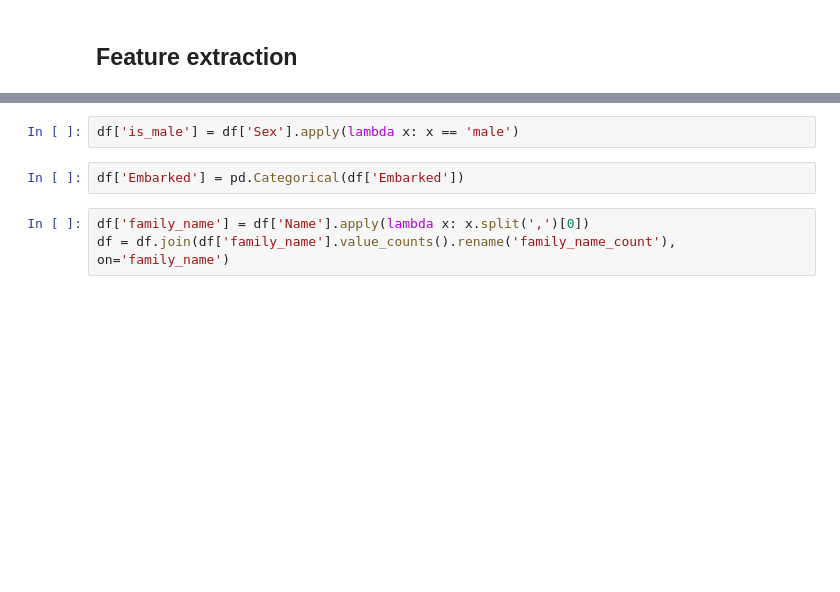
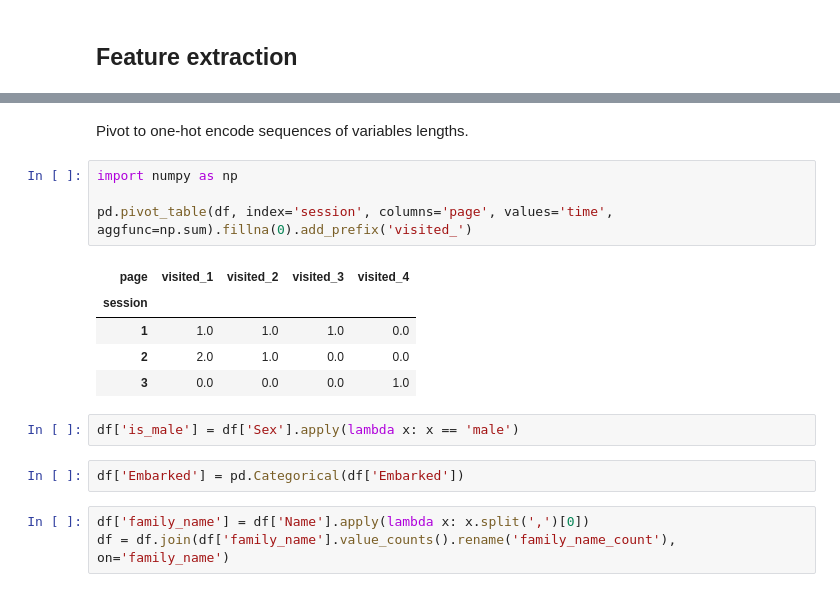
Before and after one commit to MaxHalford/DSG18-final, a Jupyter notebook: Solution.ipynb, the cells around one changed output, grey strips where cells are left out. Drawn from its saved outputs; the diff is of its cells as text; blank space fills up the shorter version.

```diff
--- a/Solution.ipynb
+++ b/Solution.ipynb
@@ -70,3 +66,15 @@ df
+# %% [markdown]
+Pivot to one-hot encode sequences of variables lengths.
+# %%
+import numpy as np
+
+pd.pivot_table(df, index='session', columns='page', values='time', aggfunc=np.sum).fillna(0).add_prefix('visited_')
+# %% [output]
+| page | visited_1 | visited_2 | visited_3 | visited_4 |
+| session |  |  |  |  |
+| 1 | 1.0 | 1.0 | 1.0 | 0.0 |
+| 2 | 2.0 | 1.0 | 0.0 | 0.0 |
+| 3 | 0.0 | 0.0 | 0.0 | 1.0 |
 # %%
 df['is_male'] = df['Sex'].apply(lambda x: x == 'male')
 # %%
```
Also changed, not shown: parts of 9 cells of this notebook.
